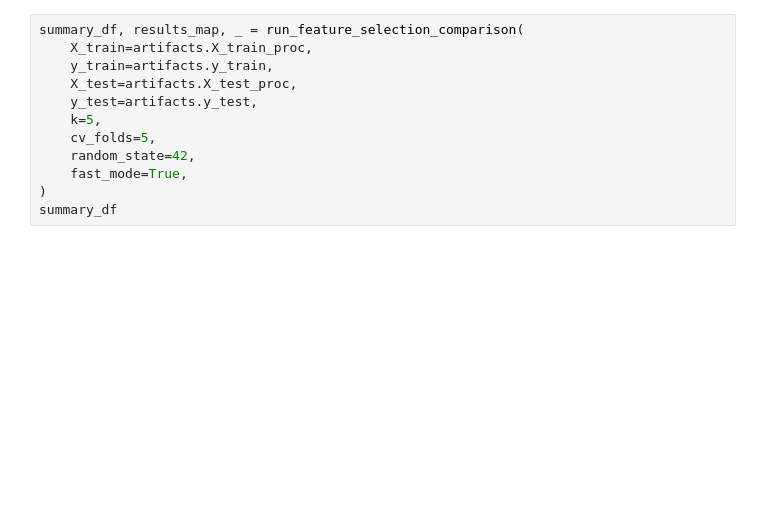
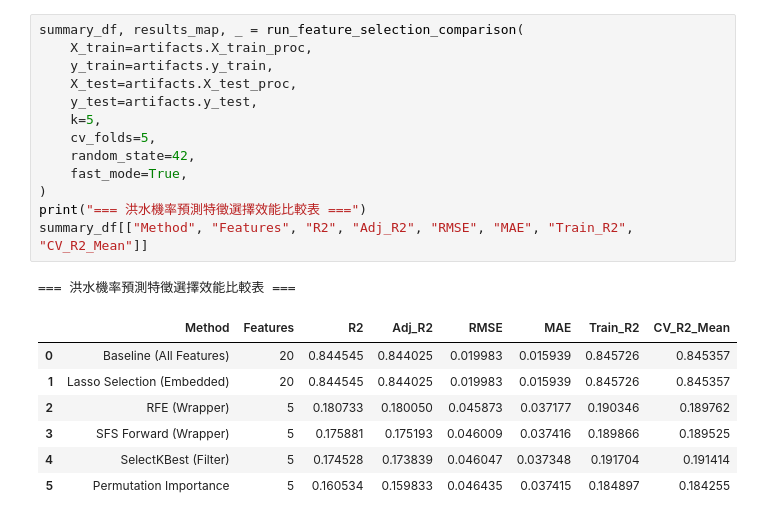
Before and after one commit to sam052003/Multiple-Linear-regression, a Jupyter notebook: notebooks/flood_prediction_analysis.ipynb, the cells around one changed output. Cells and saved outputs as stored; diff of their text form; blank space fills up the shorter version.

```diff
--- a/notebooks/flood_prediction_analysis.ipynb
+++ b/notebooks/flood_prediction_analysis.ipynb
@@ -43,12 +69,22 @@ Compare Baseline (20 features) against K=5 selected features. Notice how R² cha
 # %%
 summary_df, results_map, _ = run_feature_selection_comparison(
     X_train=artifacts.X_train_proc,
     y_train=artifacts.y_train,
     X_test=artifacts.X_test_proc,
     y_test=artifacts.y_test,
     k=5,
     cv_folds=5,
     random_state=42,
     fast_mode=True,
 )
-summary_df
+print("=== 洪水機率預測特徵選擇效能比較表 ===")
+summary_df[["Method", "Features", "R2", "Adj_R2", "RMSE", "MAE", "Train_R2", "CV_R2_Mean"]]
+# %% [output]
+=== 洪水機率預測特徵選擇效能比較表 ===
+|  | Method | Features | R2 | Adj_R2 | RMSE | MAE | Train_R2 | CV_R2_Mean |
+| 0 | Baseline (All Features) | 20 | 0.844545 | 0.844025 | 0.019983 | 0.015939 | 0.845726 | 0.845357 |
+| 1 | Lasso Selection (Embedded) | 20 | 0.844545 | 0.844025 | 0.019983 | 0.015939 | 0.845726 | 0.845357 |
+| 2 | RFE (Wrapper) | 5 | 0.180733 | 0.180050 | 0.045873 | 0.037177 | 0.190346 | 0.189762 |
+| 3 | SFS Forward (Wrapper) | 5 | 0.175881 | 0.175193 | 0.046009 | 0.037416 | 0.189866 | 0.189525 |
+| 4 | SelectKBest (Filter) | 5 | 0.174528 | 0.173839 | 0.046047 | 0.037348 | 0.191704 | 0.191414 |
+| 5 | Permutation Importance | 5 | 0.160534 | 0.159833 | 0.046435 | 0.037415 | 0.184897 | 0.184255 |
```
Also changed, not shown: parts of 10 cells of this notebook, 17 other files.
